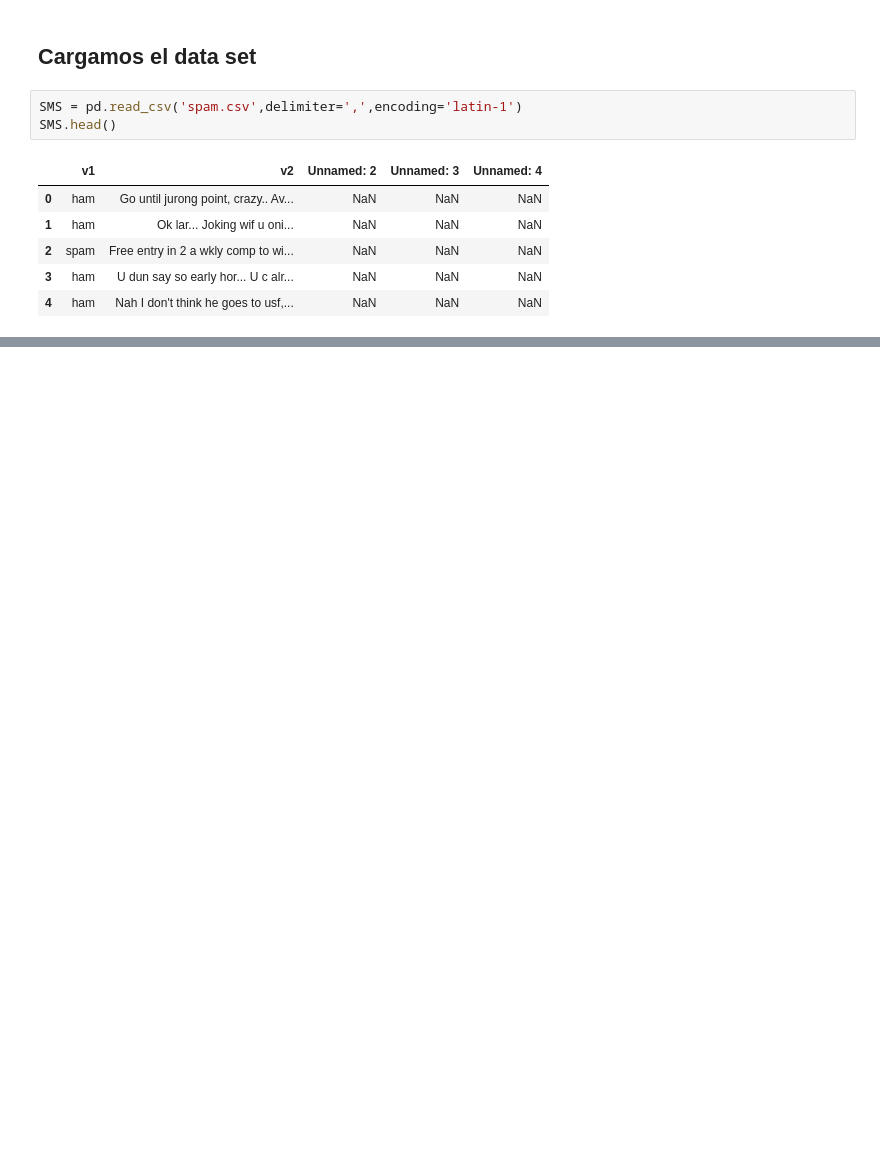
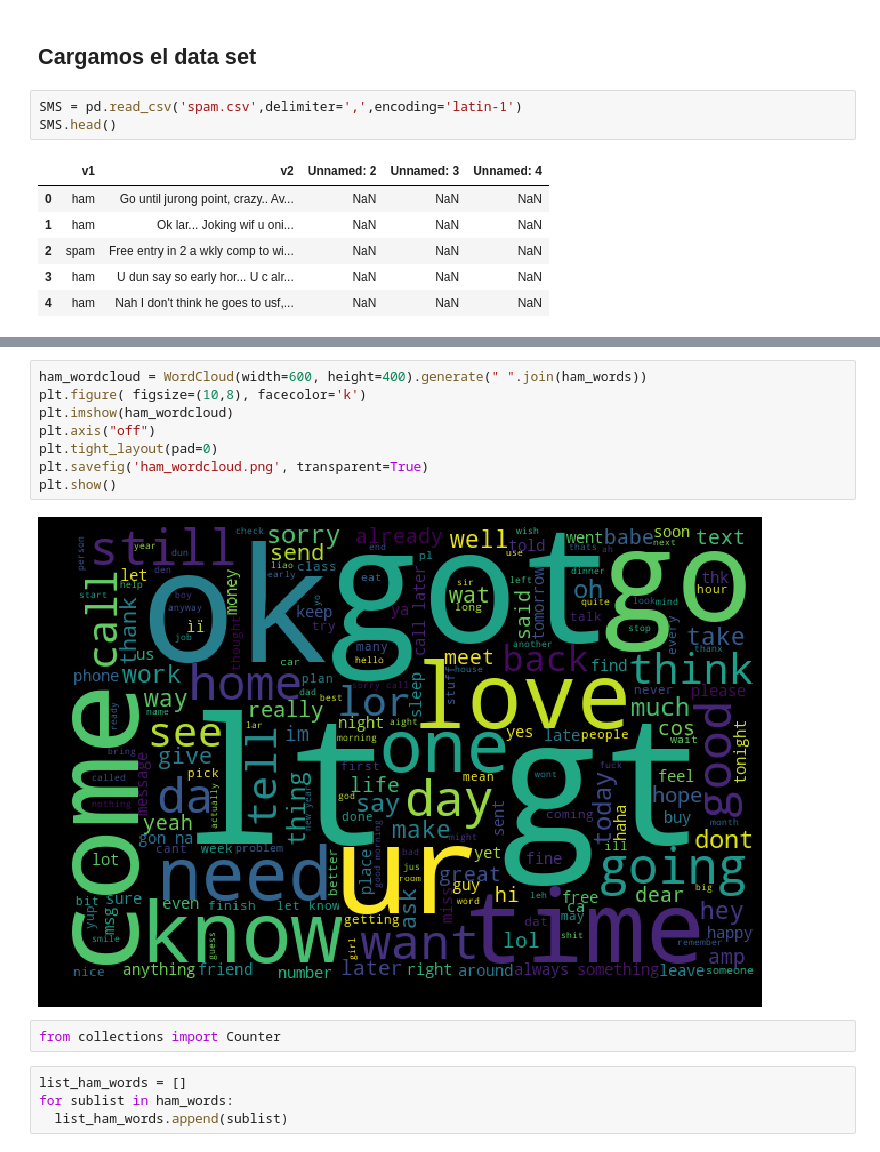
Before and after one commit to Dlumior/TA2_APLICA, a Jupyter notebook: TA/TA2_aplica.ipynb, the cells around one changed output, grey strips where cells are left out. Drawn from its saved outputs; the diff is of its cells as text; blank space fills up the shorter version.

```diff
--- a/TA/TA2_aplica.ipynb
+++ b/TA/TA2_aplica.ipynb
@@ -23,0 +132,16 @@ SMS.head()
+# %%
+ham_wordcloud = WordCloud(width=600, height=400).generate(" ".join(ham_words))
+plt.figure( figsize=(10,8), facecolor='k')
+plt.imshow(ham_wordcloud)
+plt.axis("off")
+plt.tight_layout(pad=0)
+plt.savefig('ham_wordcloud.png', transparent=True)
+plt.show()
+# %% [output]
+[figure, added]
+# %%
+from collections import Counter
+# %%
+list_ham_words = []
+for sublist in ham_words:
+  list_ham_words.append(sublist)
```
Also changed, not shown: parts of 22 cells of this notebook.
